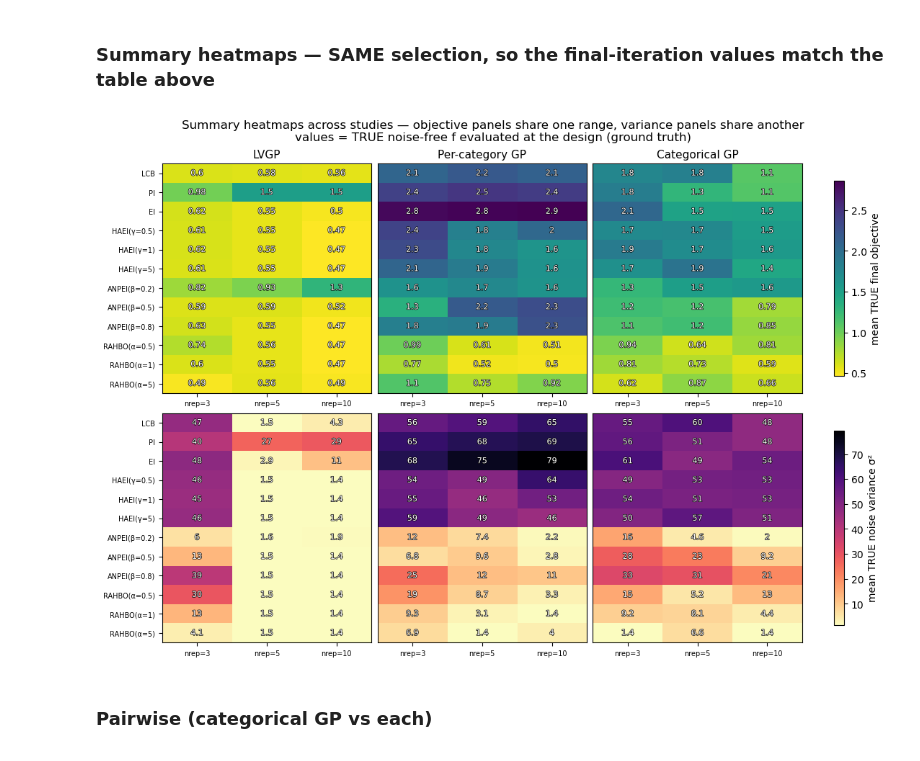
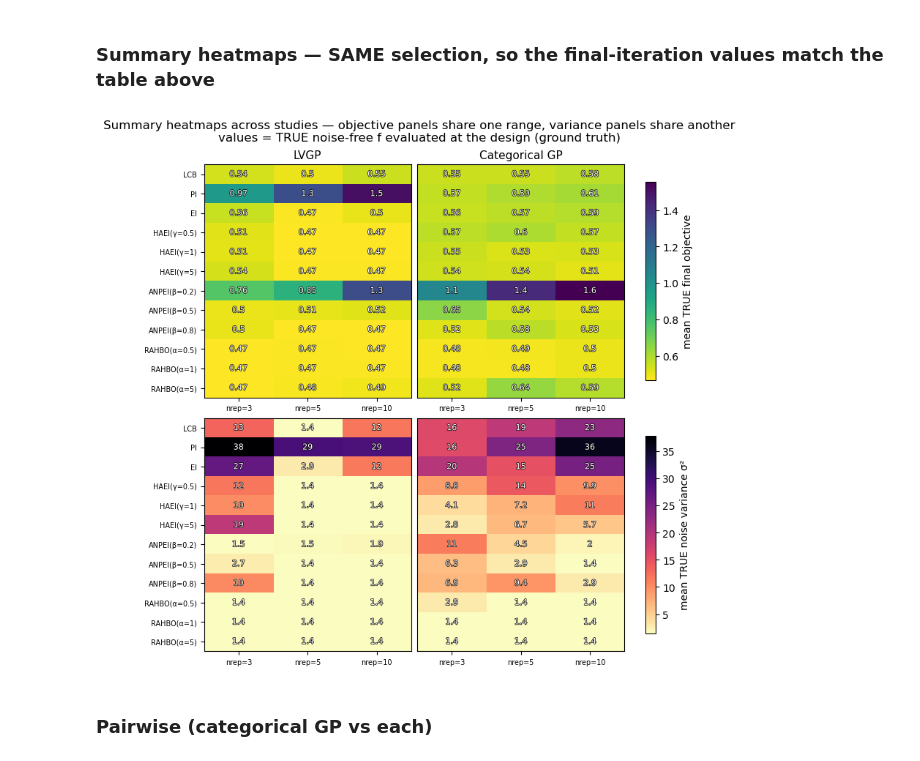
Before and after one commit to Chris1504-fdz/heter_lvgp, a Jupyter notebook: compare_methods.ipynb, the cells around one changed output. Cells and saved outputs as stored; diff of their text form; code cells hidden in the pictures.

Commit message:
visuals

```diff
--- a/compare_methods.ipynb
+++ b/compare_methods.ipynb
@@ -75,9 +75,11 @@ compare_studies_multi(studies, is_ground_truth=GROUND_TRUTH, n_rep=3)
 # %% [markdown]
 ### Summary heatmaps — SAME selection, so the final-iteration values match the table above
 # %%
-compare_summary_heatmaps(studies, is_ground_truth=GROUND_TRUTH)
+# heatmap column order: LVGP, Categorical (both share across categories), then Per-category (no sharing) in the corner
+heatmap_order = [(lvgp, "LVGP"), (cat, "Categorical GP")]#, (gp, "Per-category GP")]
+compare_summary_heatmaps(heatmap_order, is_ground_truth=GROUND_TRUTH)
 # %% [output]
-[figure, old version]
+[figure, new version]
 # %% [markdown]
 ### Pairwise (categorical GP vs each)
 # %%
```
Also changed, not shown: 3 other files.
